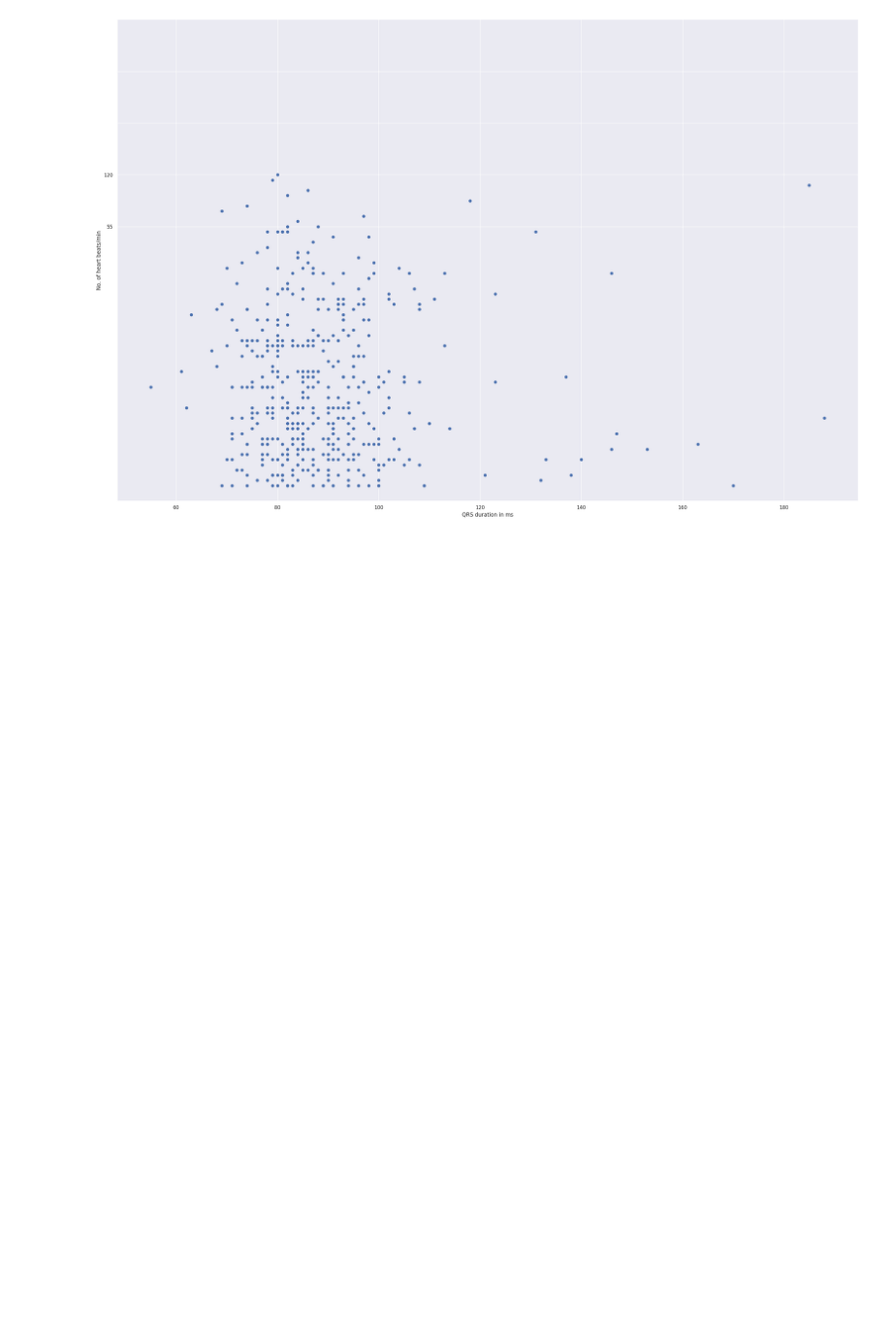
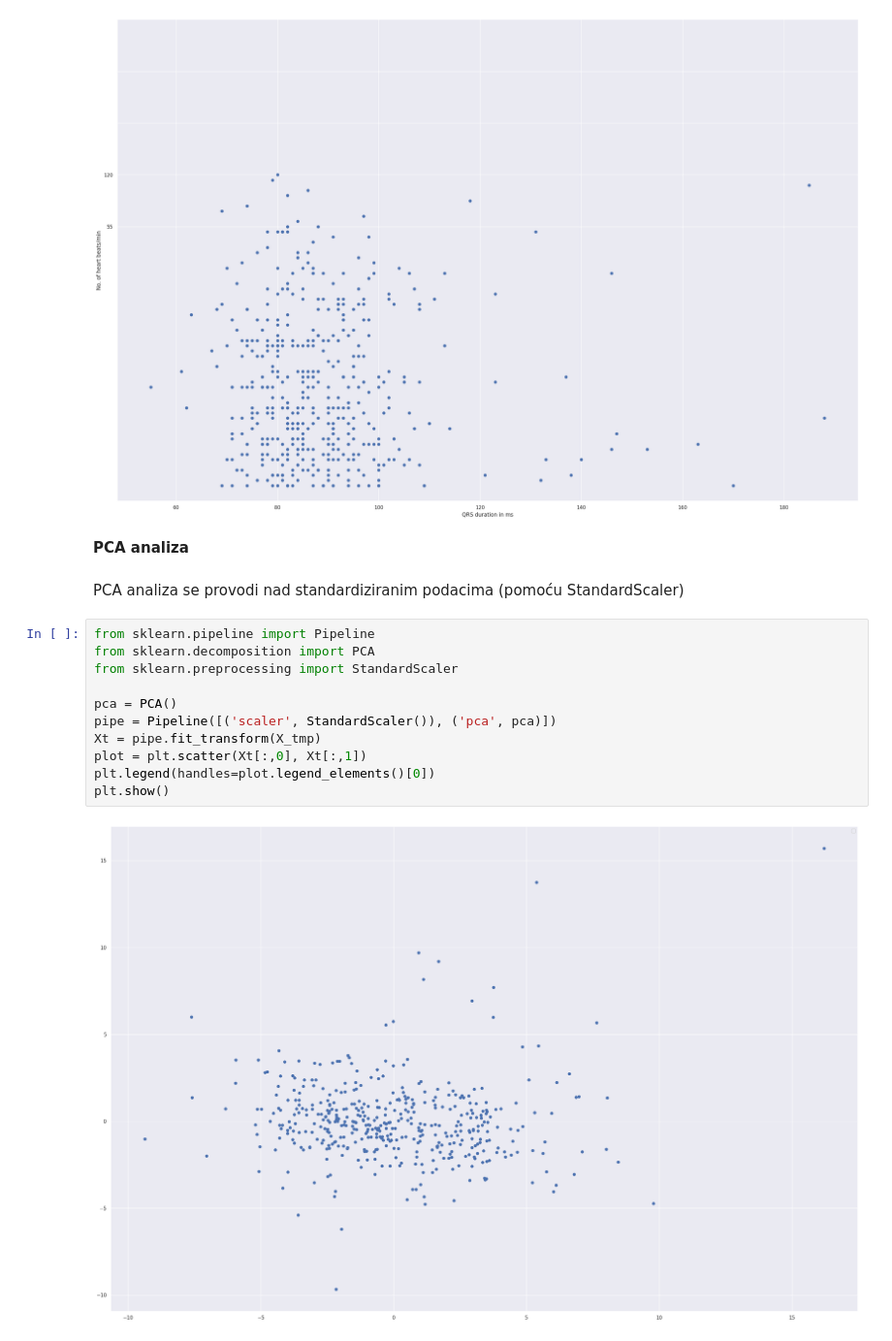
Before and after one commit to matealipovac/UZOP-projekt, a Jupyter notebook: uzop_projekt.ipynb, the cells around one changed output. Shown at 97% size. Cells and saved outputs as stored; diff of their text form; blank space fills up the shorter version.

```diff
--- a/uzop_projekt.ipynb
+++ b/uzop_projekt.ipynb
@@ -274,3 +282,20 @@ plt.yticks(np.arange(50, 100, 10))
 plt.show()
 # %% [output]
 [figure]
+# %% [markdown]
+**PCA analiza**
+# %% [markdown]
+PCA analiza se provodi nad standardiziranim podacima (pomoću StandardScaler)
+# %%
+from sklearn.pipeline import Pipeline
+from sklearn.decomposition import PCA
+from sklearn.preprocessing import StandardScaler
+
+pca = PCA()
+pipe = Pipeline([('scaler', StandardScaler()), ('pca', pca)])
+Xt = pipe.fit_transform(X_tmp)
+plot = plt.scatter(Xt[:,0], Xt[:,1])
+plt.legend(handles=plot.legend_elements()[0])
+plt.show()
+# %% [output]
+[figure, added]
```
Also changed, not shown: parts of 14 cells of this notebook.
